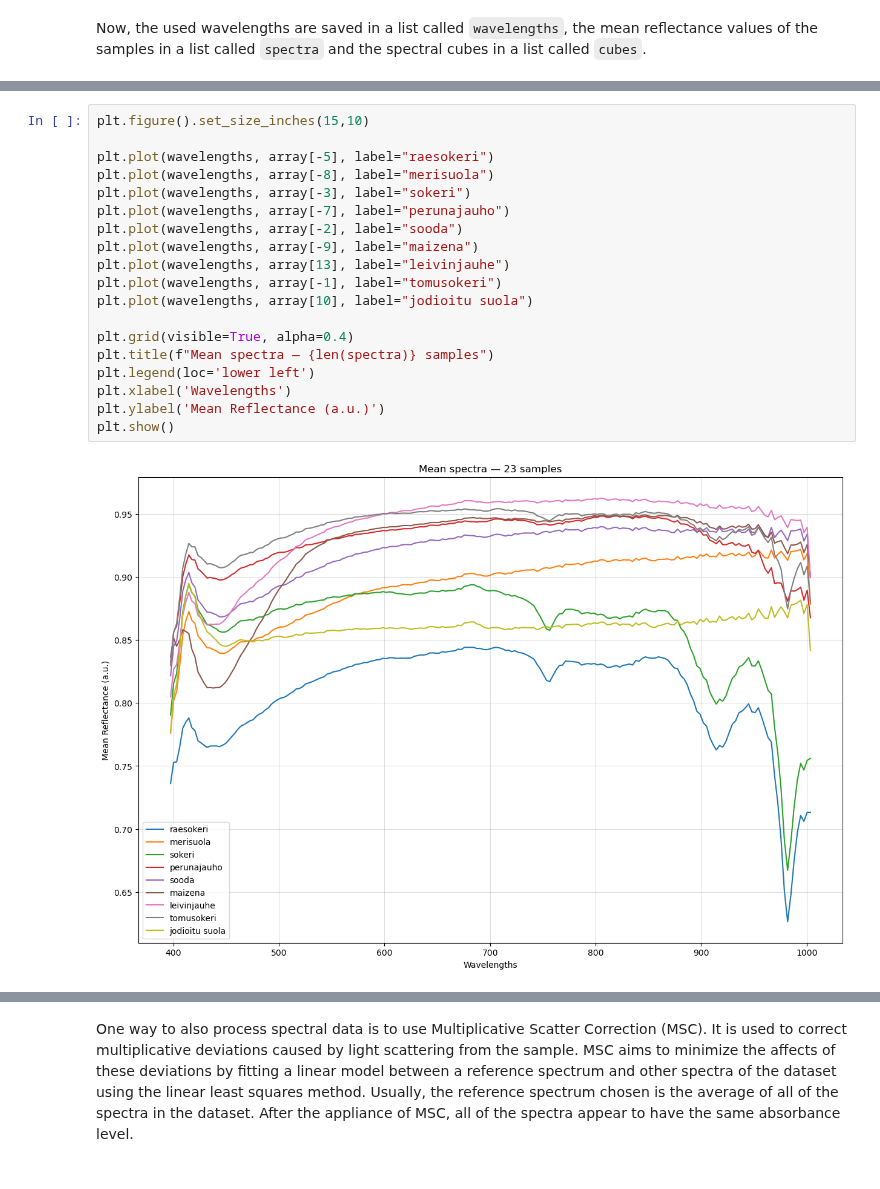
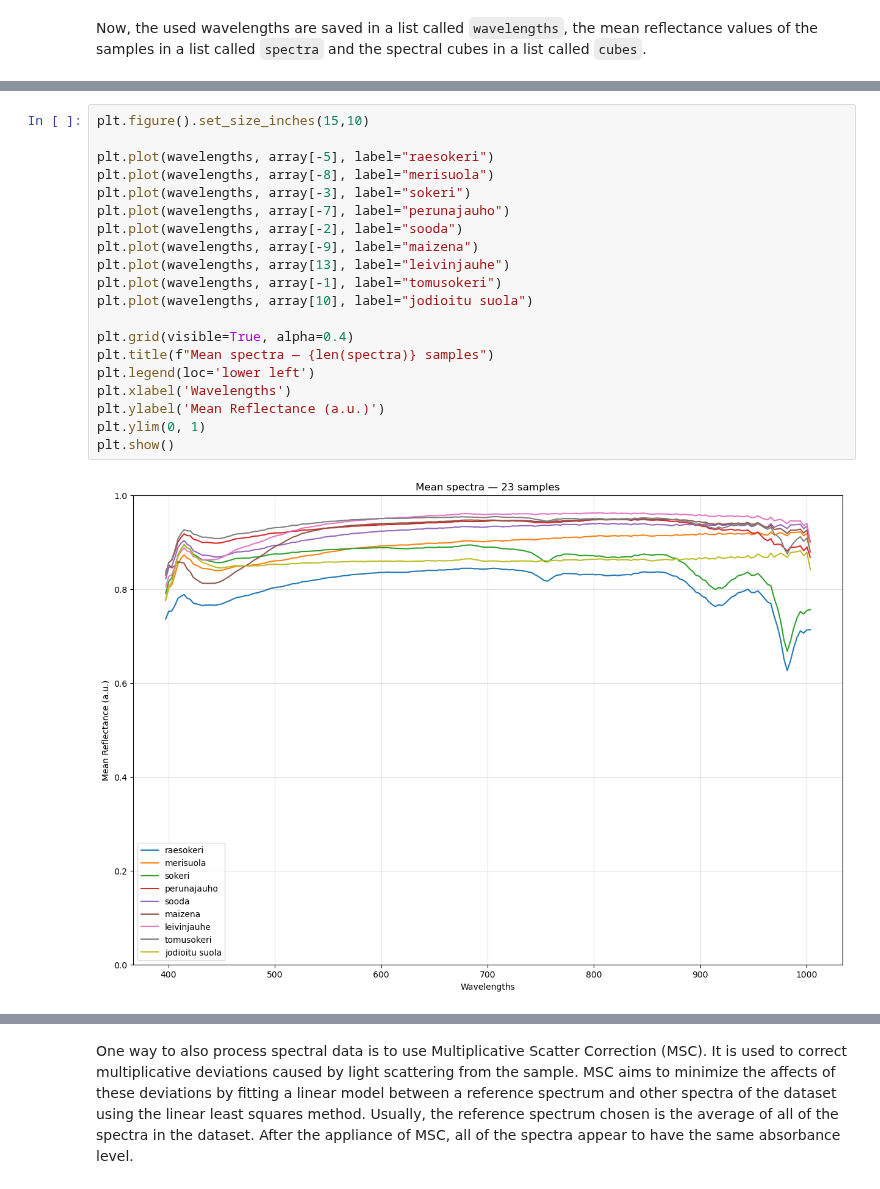
Before and after one commit to annitarvainen/tutkimusprojekti, a Jupyter notebook: projekti_infotekstit.ipynb, the cells around one changed output, grey strips where cells are left out. Cells and saved outputs as stored; diff of their text form.

```diff
--- a/projekti_infotekstit.ipynb
+++ b/projekti_infotekstit.ipynb
@@ -403,24 +406,25 @@ plt.show()
 # %%
 plt.figure().set_size_inches(15,10)
 
 plt.plot(wavelengths, array[-5], label="raesokeri")
 plt.plot(wavelengths, array[-8], label="merisuola")
 plt.plot(wavelengths, array[-3], label="sokeri")
 plt.plot(wavelengths, array[-7], label="perunajauho")
 plt.plot(wavelengths, array[-2], label="sooda")
 plt.plot(wavelengths, array[-9], label="maizena")
 plt.plot(wavelengths, array[13], label="leivinjauhe")
 plt.plot(wavelengths, array[-1], label="tomusokeri")
 plt.plot(wavelengths, array[10], label="jodioitu suola")
 
 plt.grid(visible=True, alpha=0.4)
 plt.title(f"Mean spectra — {len(spectra)} samples")
 plt.legend(loc='lower left')
 plt.xlabel('Wavelengths')
 plt.ylabel('Mean Reflectance (a.u.)')
+plt.ylim(0, 1)
 plt.show()
 # %% [output]
-[figure, old version]
+[figure, new version]
 # %%
 plt.figure().set_size_inches(15,10)
 
```
Also changed, not shown: parts of 4 cells of this notebook, 2 other files.
